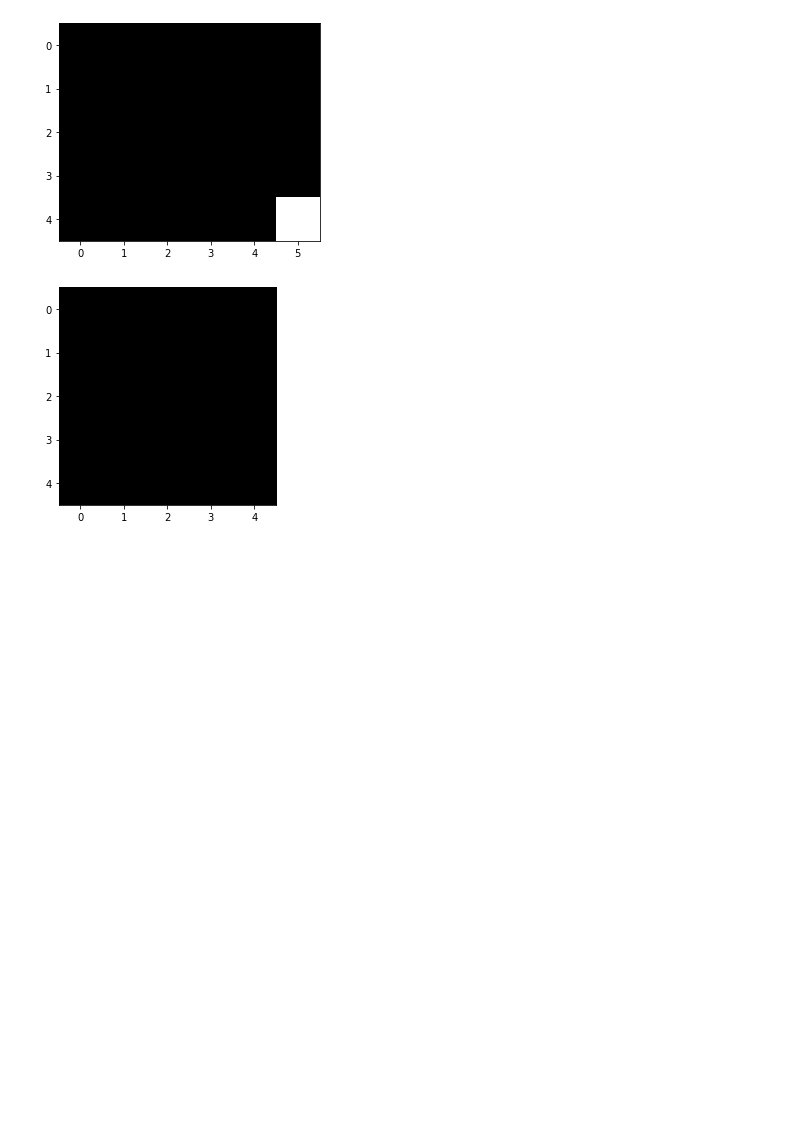
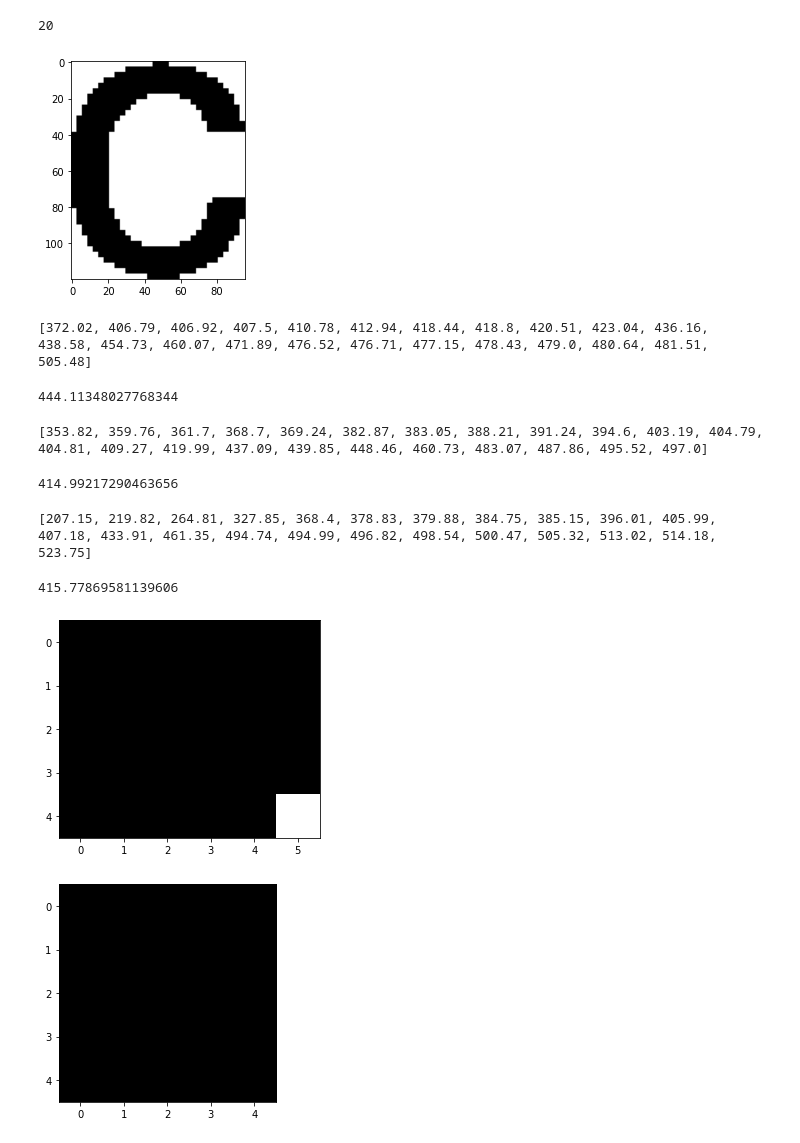
Before and after one commit to vinaykudari/ub, a Jupyter notebook: spring-22/CSE573-CVIP/OCR/notebook.ipynb, the cells around one changed output. Cells and saved outputs as stored; diff of their text form; code cells hidden in the pictures; blank space fills up the shorter version.

```diff
--- a/spring-22/CSE573-CVIP/OCR/notebook.ipynb
+++ b/spring-22/CSE573-CVIP/OCR/notebook.ipynb
@@ -255,3 +263,38 @@ sum(s)/len(s)
+# %%
+len(components.keys())
+# %% [output]
+20
+# %%
+_, test_img = get_component(components, 14, bin_img, show=True)
+# %% [output]
+[figure, added]
+# %%
+_, test = extract_features(np.pad(test_img, 3), sift)
+_, actual = extract_features(np.pad(a, 2), sift)
+dist = matcher(test, actual, norm_l2)
+print(dist)
+sum(dist)/len(dist)
+# %% [output]
+[372.02, 406.79, 406.92, 407.5, 410.78, 412.94, 418.44, 418.8, 420.51, 423.04, 436.16, 438.58, 454.73, 460.07, 471.89, 476.52, 476.71, 477.15, 478.43, 479.0, 480.64, 481.51, 505.48]
+444.11348027768344
+# %%
+_, test = extract_features(np.pad(test_img, 3), sift)
+_, actual = extract_features(np.pad(e, 2), sift)
+dist = matcher(test, actual, norm_l2)
+print(dist)
+sum(dist)/len(dist)
+# %% [output]
+[353.82, 359.76, 361.7, 368.7, 369.24, 382.87, 383.05, 388.21, 391.24, 394.6, 403.19, 404.79, 404.81, 409.27, 419.99, 437.09, 439.85, 448.46, 460.73, 483.07, 487.86, 495.52, 497.0]
+414.99217290463656
+# %%
+_, test = extract_features(np.pad(test_img, 3), sift)
+_, actual = extract_features(np.pad(c, 2), sift)
+dist = matcher(test, actual, norm_l2)
+print(dist)
+sum(dist)/len(dist)
+# %% [output]
+[207.15, 219.82, 264.81, 327.85, 368.4, 378.83, 379.88, 384.75, 385.15, 396.01, 405.99, 407.18, 433.91, 461.35, 494.74, 494.99, 496.82, 498.54, 500.47, 505.32, 513.02, 514.18, 523.75]
+415.77869581139606
 # %%
 _, img_i = get_component(components, 141, img, True)
 # %% [output]
```
Also changed, not shown: parts of 16 cells of this notebook, 4 other files.
